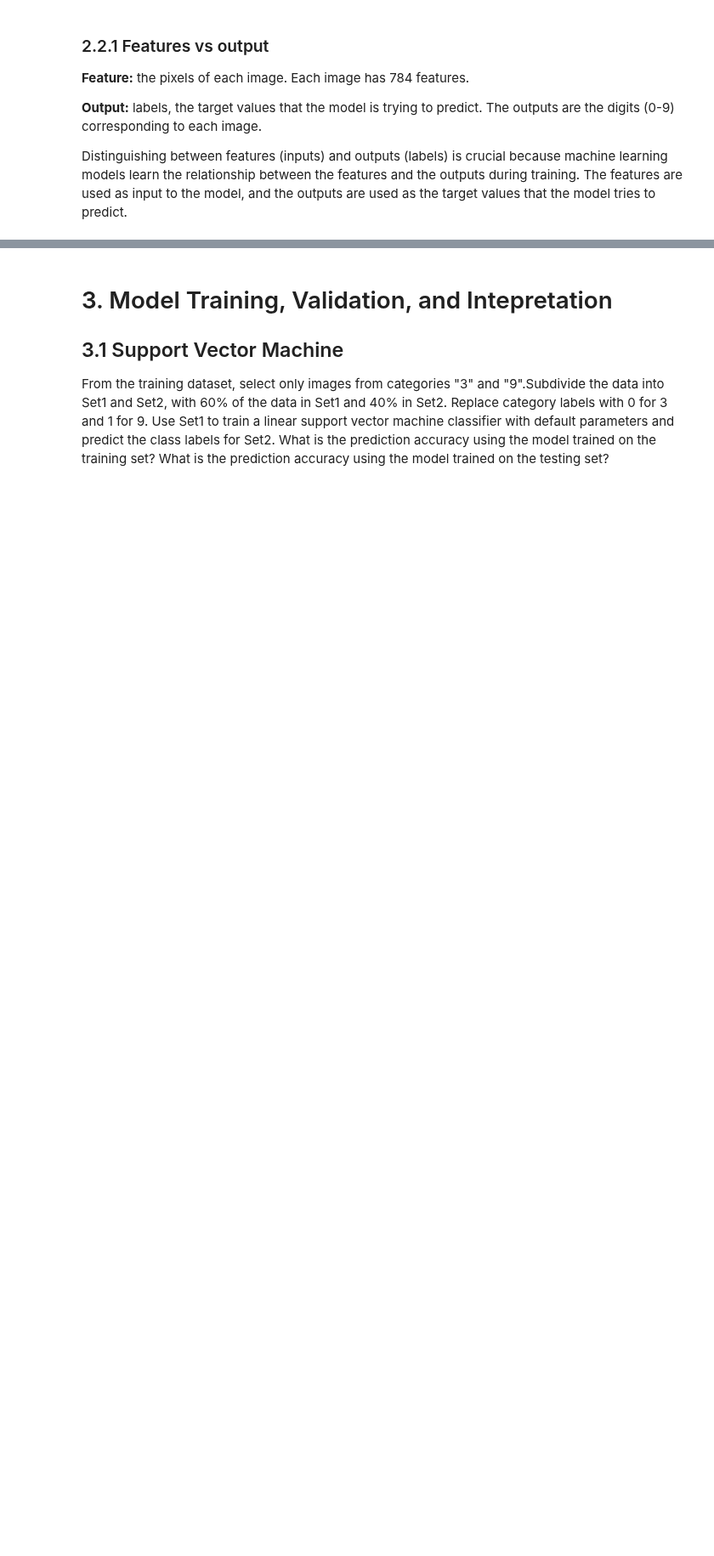
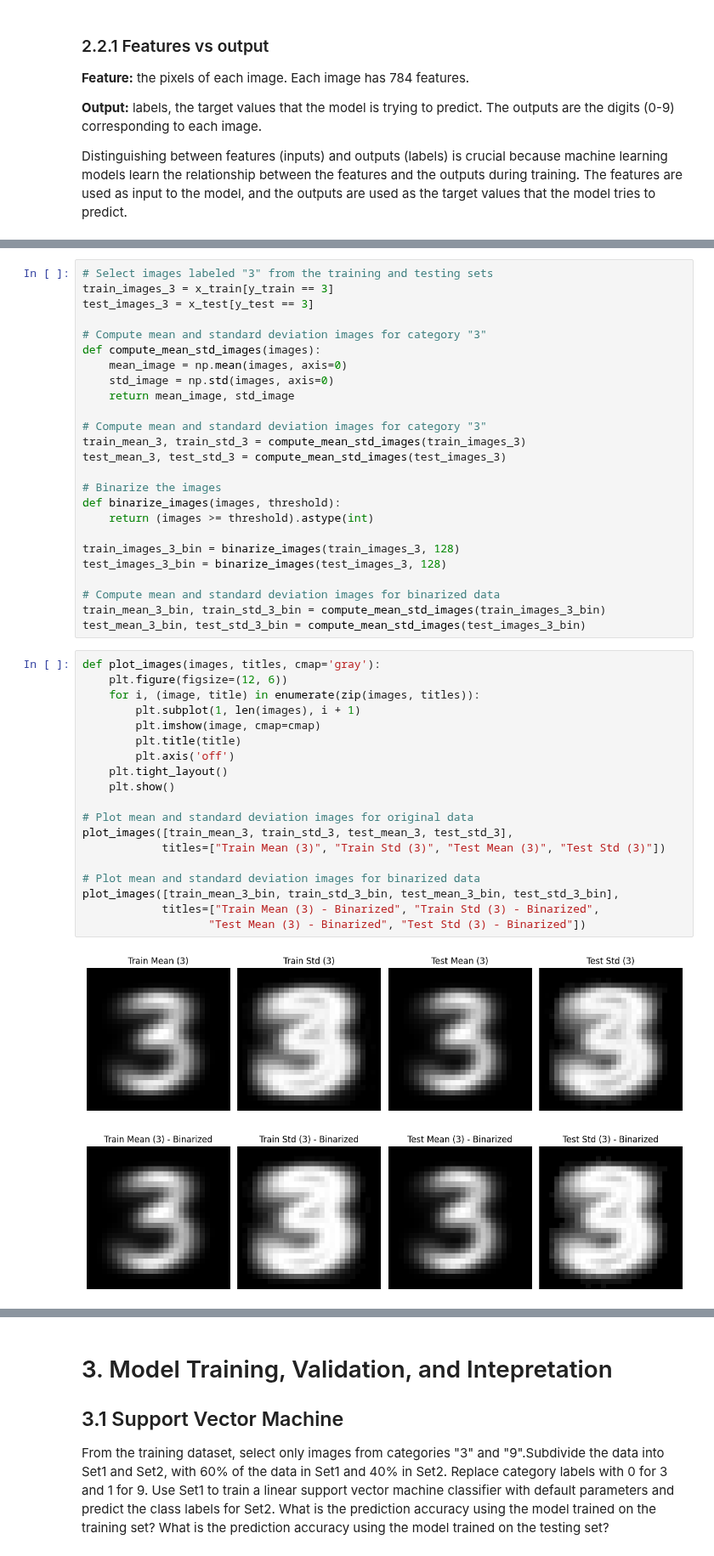
Before and after one commit to junyi2022/musa-650-remote-sensing, a Jupyter notebook: assignments/HW1.ipynb, the cells around one changed output, grey strips where cells are left out. Shown at 85% size. Drawn from its saved outputs; the diff is of its cells as text; blank space fills up the shorter version.

```diff
--- a/assignments/HW1.ipynb
+++ b/assignments/HW1.ipynb
@@ -381,0 +392,47 @@ Distinguishing between features (inputs) and outputs (labels) is crucial because
+# %%
+# Select images labeled "3" from the training and testing sets
+train_images_3 = x_train[y_train == 3]
+test_images_3 = x_test[y_test == 3]
+
+# Compute mean and standard deviation images for category "3"
+def compute_mean_std_images(images):
+    mean_image = np.mean(images, axis=0)
+    std_image = np.std(images, axis=0)
+    return mean_image, std_image
+
+# Compute mean and standard deviation images for category "3"
+train_mean_3, train_std_3 = compute_mean_std_images(train_images_3)
+test_mean_3, test_std_3 = compute_mean_std_images(test_images_3)
+
+# Binarize the images
+def binarize_images(images, threshold):
+    return (images >= threshold).astype(int)
+
+train_images_3_bin = binarize_images(train_images_3, 128)
+test_images_3_bin = binarize_images(test_images_3, 128)
+
+# Compute mean and standard deviation images for binarized data
+train_mean_3_bin, train_std_3_bin = compute_mean_std_images(train_images_3_bin)
+test_mean_3_bin, test_std_3_bin = compute_mean_std_images(test_images_3_bin)
+# %%
+def plot_images(images, titles, cmap='gray'):
+    plt.figure(figsize=(12, 6))
+    for i, (image, title) in enumerate(zip(images, titles)):
+        plt.subplot(1, len(images), i + 1)
+        plt.imshow(image, cmap=cmap)
+        plt.title(title)
+        plt.axis('off')
+    plt.tight_layout()
+    plt.show()
+
+# Plot mean and standard deviation images for original data
+plot_images([train_mean_3, train_std_3, test_mean_3, test_std_3],
+            titles=["Train Mean (3)", "Train Std (3)", "Test Mean (3)", "Test Std (3)"])
+
+# Plot mean and standard deviation images for binarized data
+plot_images([train_mean_3_bin, train_std_3_bin, test_mean_3_bin, test_std_3_bin],
+            titles=["Train Mean (3) - Binarized", "Train Std (3) - Binarized",
+                   "Test Mean (3) - Binarized", "Test Std (3) - Binarized"])
+# %% [output]
+[figure, added]
+[figure, added]
```
Also changed, not shown: parts of 6 cells of this notebook.
